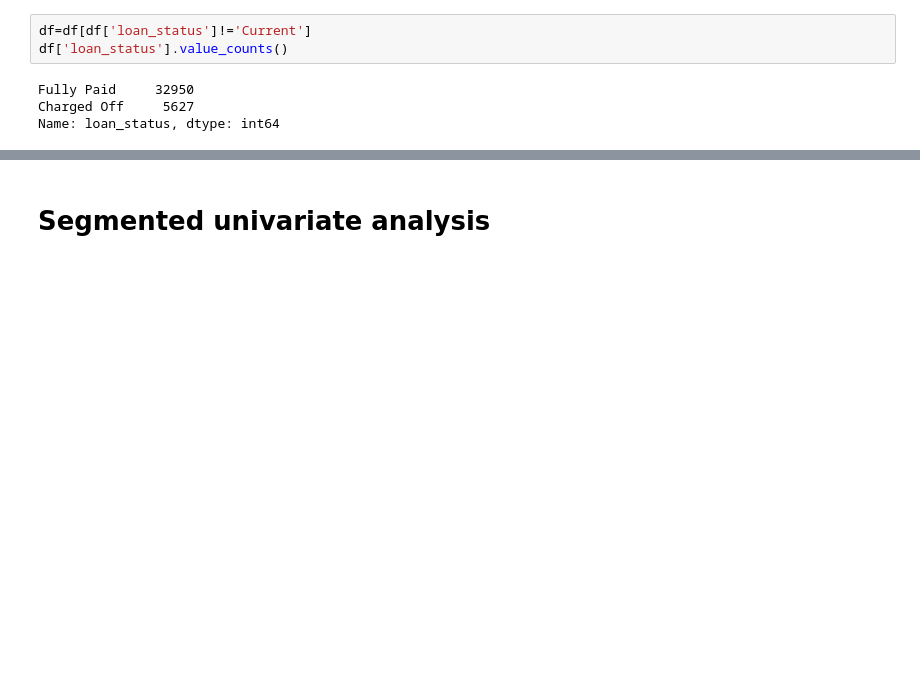
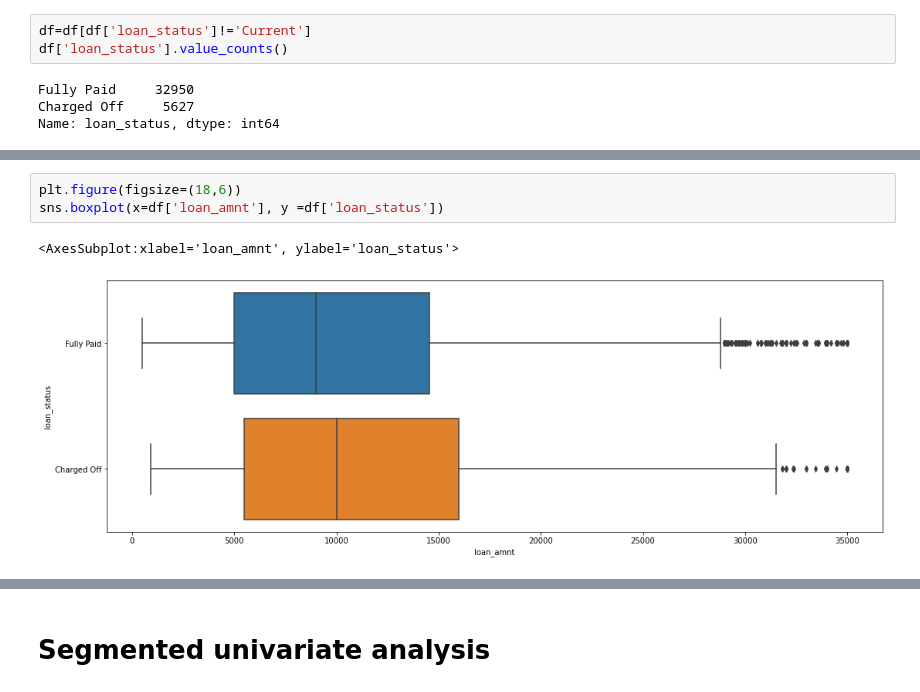
Before and after one commit to suchins3/LendingClub, a Jupyter notebook: Lending club case study.ipynb, the cells around one changed output, grey strips where cells are left out. Drawn from its saved outputs; the diff is of its cells as text; blank space fills up the shorter version.

```diff
--- a/Lending club case study.ipynb
+++ b/Lending club case study.ipynb
@@ -109,0 +355,6 @@ Name: loan_status, dtype: int64
+# %%
+plt.figure(figsize=(18,6))
+sns.boxplot(x=df['loan_amnt'], y =df['loan_status'])
+# %% [output]
+<AxesSubplot:xlabel='loan_amnt', ylabel='loan_status'>
+[figure, added]
```
Also changed, not shown: parts of 40 cells of this notebook.
